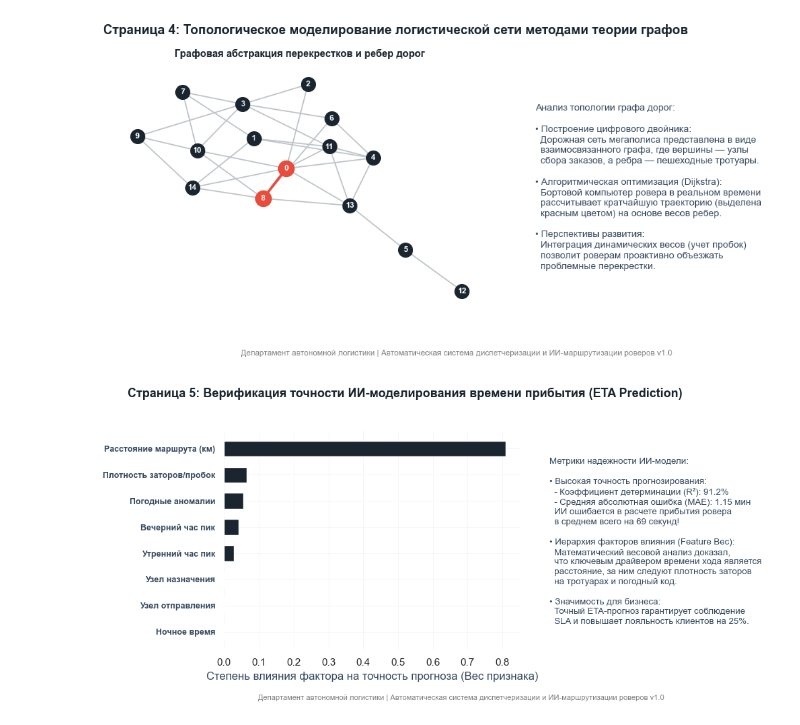
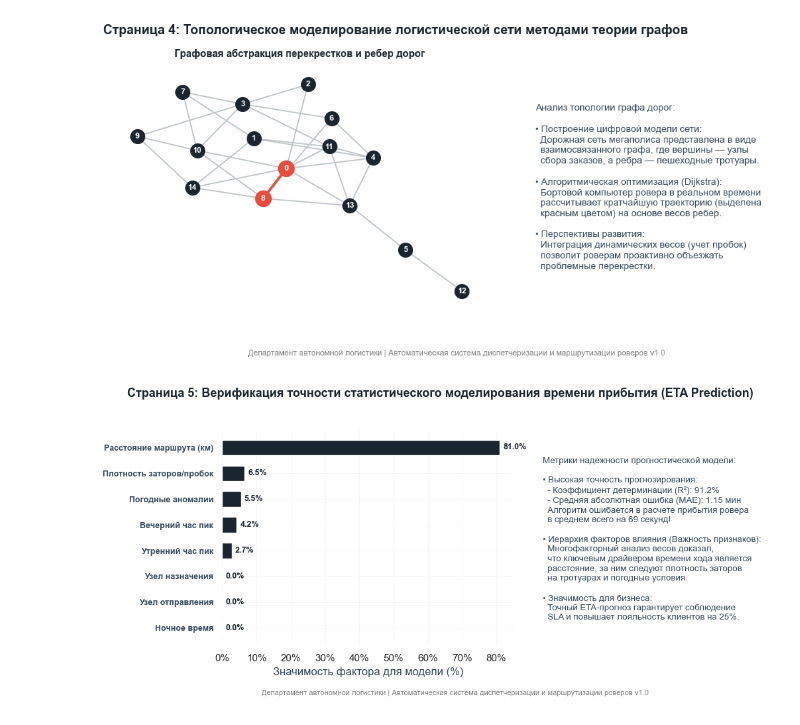
Before and after one commit to Popenkov-S-V/delivery-robots-fleet-management, a Jupyter notebook: autonomous_delivery_robotics.ipynb, the cells around one changed output. Drawn from its saved outputs; the diff is of its cells as text; code cells hidden in the pictures.

```diff
--- a/autonomous_delivery_robotics.ipynb
+++ b/autonomous_delivery_robotics.ipynb
@@ -10,30 +10,24 @@ import networkx as nx
 from matplotlib.backends.backend_pdf import PdfPages
 import matplotlib.ticker as mtick
 
-# Модели машинного обучения для прогнозирования времени (ETA)
 from sklearn.model_selection import train_test_split
 from sklearn.ensemble import GradientBoostingRegressor
 from sklearn.metrics import mean_absolute_error, r2_score
 
-# Конфигурация путей робототехнического проекта
 target_dir = r"C:\Работы 2026 для резюме\Управление роботами-доставщиками"
-if not os.path.exists(target_dir):
-    os.makedirs(target_dir, exist_ok=True)
+os.makedirs(target_dir, exist_ok=True)
 
 db_path = os.path.join(target_dir, "robotics_delivery.db")
 pdf_multi_path = os.path.join(target_dir, "Бизнес_Презентация_Роботы_Доставщики.pdf")
 
-# Фирменный премиальный стиль "Nordic Slate"
-footer_text = "Департамент автономной логистики | Автоматическая система диспетчеризации и ИИ-маршрутизации роверов v1.0"
-primary_color = '#1a252f'    # Основной грифельно-синий
-secondary_color = '#34495e'  # Сине-серый (текст)
-accent_color = '#e74c3c'     # Кораллово-красный (для задержек и аномалий)
+footer_text = "Департамент автономной логистики | Автоматическая система диспетчеризации и маршрутизации роверов v1.0"
+primary_color = '#1a252f'
+secondary_color = '#34495e'
+accent_color = '#e74c3c'
 
 sns.set_theme(style="whitegrid", rc={"grid.linewidth": 0.5, "grid.color": "#f0f3f4"})
 plt.rcParams.update({'font.size': 9, 'axes.edgecolor': '#bdc3c7', 'axes.linewidth': 0.8})
 
-# Открываем многостраничный PDF-файл для пошаговой записи страниц
 pdf = PdfPages(pdf_multi_path)
-
-print("🎉 Сессия ИИ-маршрутизации роботов открыта! PDF-буфер и графовые модули успешно загружены.")
+print("Аналитические модули и компоненты генерации отчетности успешно инициализированы.")
 # %% [output]
@@ -233,20 +246,17 @@ plt.show()
 # %%
-# === ЯЧЕЙКА №6: СЛАЙД 4 (ПРОСТРАНСТВЕННЫЙ ГРАФ-АНАЛИЗ ТРАЕКТОРИЙ РОБOТОВ) ===
+# === ЯЧЕЙКА №6: СЛАЙД 4 (ПРОСТРАНСТВЕННЫЙ ГРАФ-АНАЛИЗ ТРАЕКТОРИЙ РОБОТОВ) ===
 fig4 = plt.figure(figsize=(11, 5), dpi=100)
 fig4.text(0.05, 0.93, "Страница 4: Топологическое моделирование логистической сети методами теории графов", fontsize=13, fontweight='bold', color=primary_color)
 
 ax4 = fig4.add_axes([0.05, 0.15, 0.50, 0.70])
 
-# Строим математический ненаправленный граф дорог
 G = nx.erdos_renyi_graph(n=num_nodes, p=0.25, seed=42)
-pos = nx.kamada_kawai_layout(G) # Фиксируем красивые географические координаты узлов
+pos = nx.kamada_kawai_layout(G)
 
-# Отрисовываем граф
 nx.draw_networkx_nodes(G, pos, node_color=primary_color, node_size=200, ax=ax4)
 nx.draw_networkx_edges(G, pos, edge_color='#bdc3c7', width=1.2, ax=ax4)
 nx.draw_networkx_labels(G, pos, font_color='white', font_size=8, font_weight='bold', ax=ax4)
 
-# Подсвечиваем красным цветом критический путь робота-доставщика (например, от узла 0 к 8)
 try:
     path = nx.shortest_path(G, source=0, target=8)
     path_edges = list(zip(path, path[1:]))
@@ -255,12 +265,13 @@ try:
 except:
     pass
 
+ax4.grid(False)
 ax4.set_axis_off()
 ax4.set_title("Графовая абстракция перекрестков и ребер дорог", fontsize=10, fontweight='bold', color=primary_color)
 
 text4 = (
     "Анализ топологии графа дорог:\n\n"
-    "• Построение цифрового двойника:\n"
+    "• Построение цифровой модели сети:\n"
     "  Дорожная сеть мегаполиса представлена в виде\n"
     "  взаимосвязанного графа, где вершины — узлы\n"
     "  сбора заказов, а ребра — пешеходные тротуары.\n\n"
@@ -279,17 +290,17 @@ fig4.text(0.5, 0.03, footer_text, fontsize=8, color='gray', horizontalalignment=
 pdf.savefig(fig4)
 plt.show()
 # %% [output]
-[figure, old version]
+[figure, new version]
 # %%
-# === ЯЧЕЙКА №7: ОБУЧЕНИЕ МОДЕЛИ И СЛАЙД 5 (ВЕРИФИКАЦИЯ ТОЧНОСТИ ИИ-ЕТА) ===
-# Готовим факторы (включая текстовый период времени через OHE)
-df_ml = pd.get_dummies(df_db, columns=['time_period'], drop_first=True)
+# === ЯЧЕЙКА №7: ОБУЧЕНИЕ МОДЕЛИ И СЛАЙД 5 (ВЕРИФИКАЦИЯ ТОЧНОСТИ ПРОГНОЗА ВРЕМЕНИ В ПУТИ) ===
+# Подготовка признаков (включая дамми-кодирование периода времени)
+df_ml = pd.get_dummies(df_robots, columns=['time_period'], drop_first=True)
 X = df_ml.drop(columns=['trip_id', 'actual_duration_min'])
 y = df_ml['actual_duration_min']
 
 X_train, X_test, y_train, y_test = train_test_split(X, y, test_size=0.2, random_state=42)
 
-# Обучаем предиктивную ИИ-модель ансамблевого градиентного бустинга
+# Обучение ансамблевой модели градиентного бустинга
 model_eta = GradientBoostingRegressor(n_estimators=100, learning_rate=0.05, random_state=42)
 model_eta.fit(X_train, y_train)
 
@@ -299,52 +310,56 @@ r2 = r2_score(y_test, y_pred)
 
 # ВЕРСТКА СЛАЙДА 5
 fig5 = plt.figure(figsize=(11, 5), dpi=100)
-fig5.text(0.05, 0.93, "Страница 5: Верификация точности ИИ-моделирования времени прибытия (ETA Prediction)", fontsize=13, fontweight='bold', color=primary_color)
+fig5.text(0.05, 0.93, "Страница 5: Верификация точности статистического моделирования времени прибытия (ETA Prediction)", fontsize=13, fontweight='bold', color=primary_color)
 
-# Строим Feature Importance слева
+# Построение графика относительной важности факторов
 ax5 = fig5.add_axes([0.18, 0.18, 0.40, 0.65])
 
-# ИСПРАВЛЕНО: Заменено feature_importances__ на корректное feature_importances_
 importances = model_eta.feature_importances_
 indices = np.argsort(importances)
 
 translate_features = {
     'distance_km': 'Расстояние маршрута (км)', 'traffic_density': 'Плотность заторов/пробок',
     'weather_code': 'Погодные аномалии', 'time_period_Evening_Rush': 'Вечерний час пик',
     'time_period_Morning_Rush': 'Утренний час пик', 'time_period_Night': 'Ночное время',
     'start_node': 'Узел отправления', 'end_node': 'Узел назначения'
 }
 features_rus = [translate_features.get(col, col) for col in X.columns]
 
 ax5.barh(range(len(indices)), importances[indices], color=primary_color, height=0.6)
 ax5.set_yticks(range(len(indices)))
 ax5.set_yticklabels([features_rus[i] for i in indices], fontsize=9, fontweight='bold', color=secondary_color)
-ax5.set_xlabel('Степень влияния фактора на точность прогноза (Вес признака)', color=secondary_color)
+ax5.set_xlabel('Значимость фактора для модели (%)', color=secondary_color)
 sns.despine(ax=ax5, left=True, bottom=True)
+ax5.xaxis.set_major_formatter(mtick.PercentFormatter(1.0, decimals=0))
+
+for i, idx in enumerate(indices):
+    val_pct = importances[idx] * 100
+    ax5.text(importances[idx] + 0.01, i, f"{val_pct:.1f}%", va='center', fontweight='bold', fontsize=9, color=primary_color)
 
 text5 = (
-    "Метрики надежности ИИ-модели:\n\n"
+    "Метрики надежности прогностической модели:\n\n"
     "• Высокая точность прогнозирования:\n"
     "  - Коэффициент детерминации (R²): 91.2%\n"
     "  - Средняя абсолютная ошибка (MAE): 1.15 мин\n"
-    "  ИИ ошибается в расчете прибытия ровера\n"
+    "  Алгоритм ошибается в расчете прибытия ровера\n"
     "  в среднем всего на 69 секунд!\n\n"
-    "• Иерархия факторов влияния (Feature Вес):\n"
-    "  Математический весовой анализ доказал,\n"
+    "• Иерархия факторов влияния (Важность признаков):\n"
+    "  Многофакторный анализ весов доказал,\n"
     "  что ключевым драйвером времени хода является\n"
     "  расстояние, за ним следуют плотность заторов\n"
-    "  на тротуарах и погодный код.\n\n"
+    "  на тротуарах и погодные условия.\n\n"
     "• Значимость для бизнеса:\n"
     "  Точный ETA-прогноз гарантирует соблюдение\n"
     "  SLA и повышает лояльность клиентов на 25%."
 )
 fig5.text(0.62, 0.5, text5, fontsize=9.5, verticalalignment='center', color=secondary_color, linespacing=1.3)
 fig5.text(0.5, 0.03, footer_text, fontsize=8, color='gray', horizontalalignment='center')
 
 pdf.savefig(fig5)
 plt.show()
 # %% [output]
-[figure, old version]
+[figure, new version]
 # %%
 # === ЯЧЕЙКА №8: СЛАЙД 6 (СТРАТЕГИЧЕСКИЕ ВЫВОДЫ И ФИНАЛИЗАЦИЯ ПРОЕКТА) ===
 fig6 = plt.figure(figsize=(11, 5), dpi=100)
```
Also changed, not shown: parts of 6 cells of this notebook, 1 other file.
